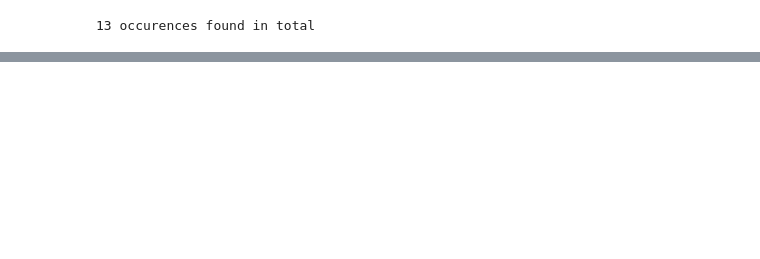
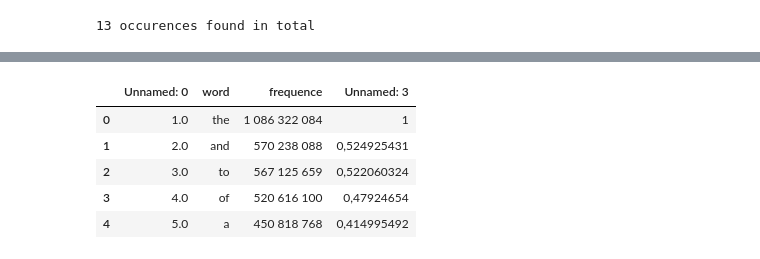
Before and after one commit to dcxSt/masaoHF, a Jupyter notebook: analise_words.ipynb, the cells around one changed output, grey strips where cells are left out. Cells and saved outputs as stored; diff of their text form; code cells hidden in the pictures; blank space fills up the shorter version.

```diff
--- a/analise_words.ipynb
+++ b/analise_words.ipynb
@@ -116,0 +145,9 @@ Text(0.5, 1.0, 'Words He Uses')
+# %%
+df.head()
+# %% [output]
+|  | Unnamed: 0 | word | frequence | Unnamed: 3 |
+| 0 | 1.0 | the | 1 086 322 084 | 1 |
+| 1 | 2.0 | and | 570 238 088 | 0,524925431 |
+| 2 | 3.0 | to | 567 125 659 | 0,522060324 |
+| 3 | 4.0 | of | 520 616 100 | 0,47924654 |
+| 4 | 5.0 | a | 450 818 768 | 0,414995492 |
```
Also changed, not shown: parts of 14 cells of this notebook, 4 other files.
